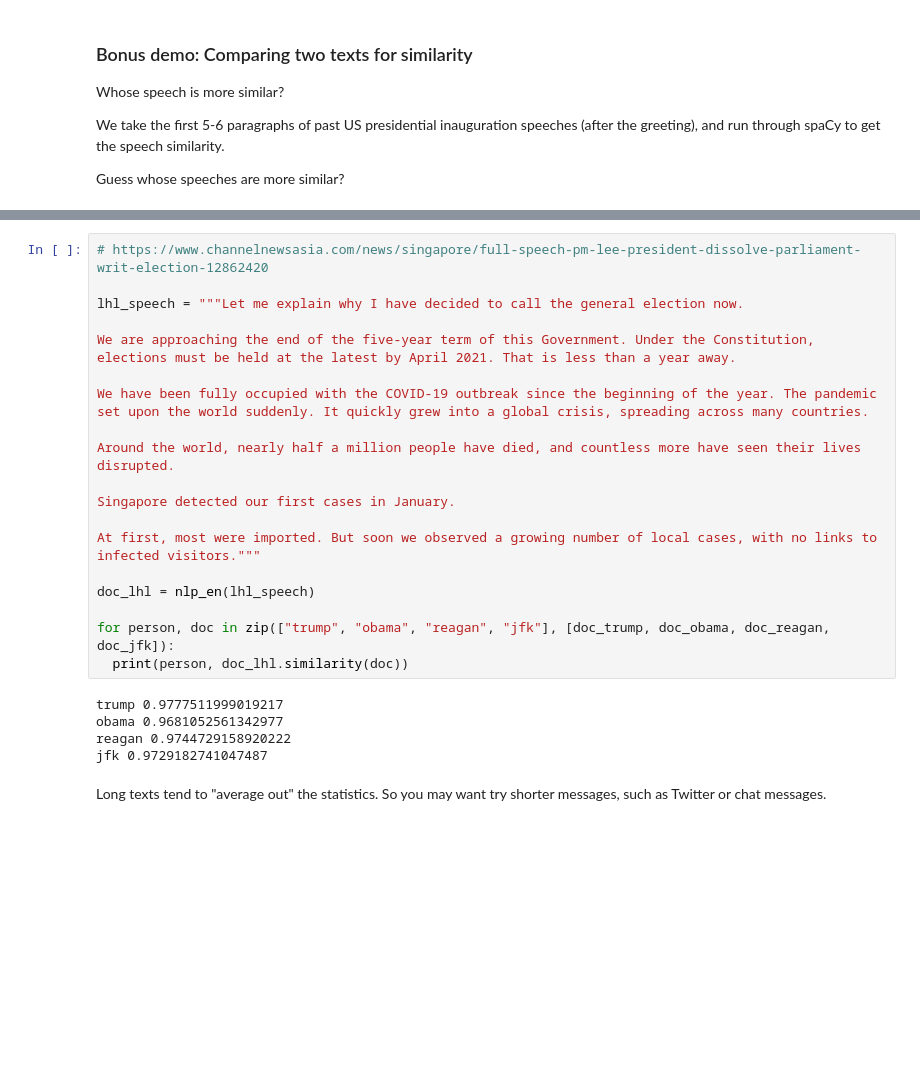
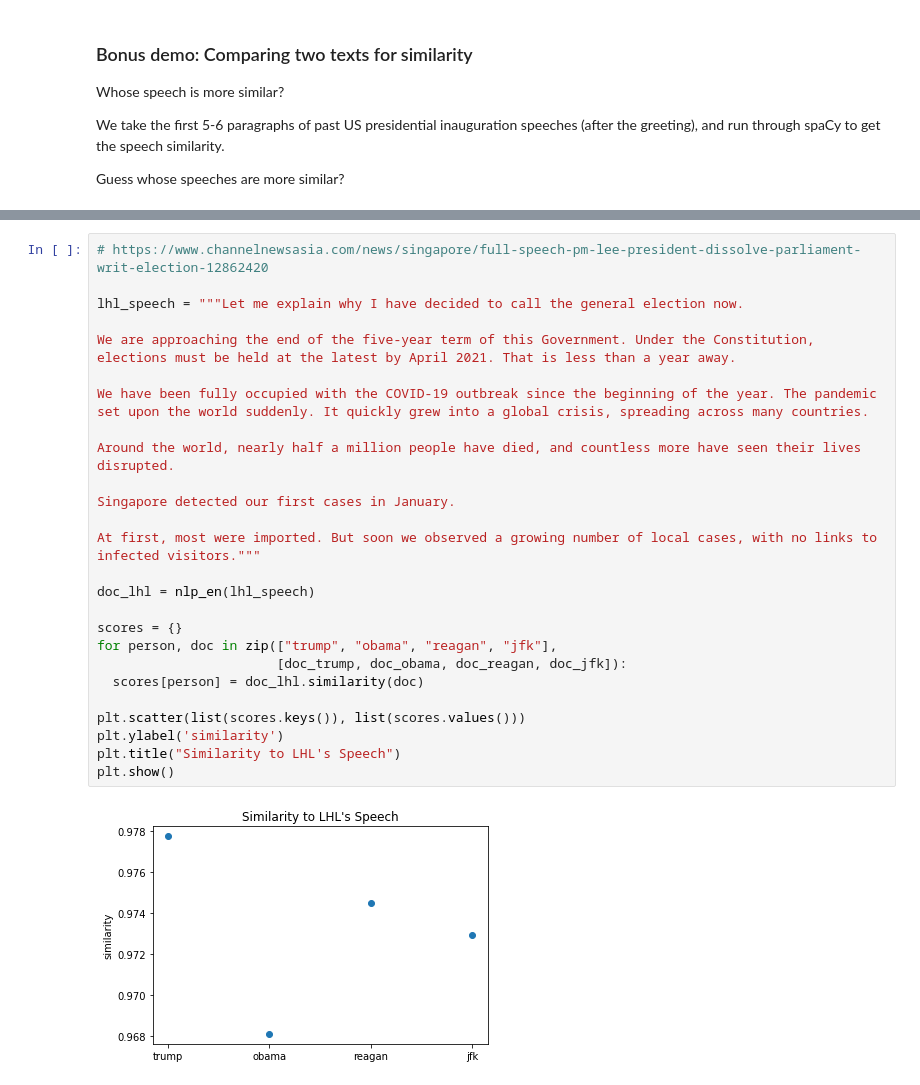
Before and after one commit to lisaong/stackup-workshops, a Jupyter notebook: text-similarity/text_processing101.ipynb, the cells around one changed output, grey strips where cells are left out. Drawn from its saved outputs; the diff is of its cells as text; blank space fills up the shorter version.

```diff
--- a/text-similarity/text_processing101.ipynb
+++ b/text-similarity/text_processing101.ipynb
@@ -830,26 +855,28 @@ jfk 0.9932131706682773
 # %%
 # https://www.channelnewsasia.com/news/singapore/full-speech-pm-lee-president-dissolve-parliament-writ-election-12862420
 
 lhl_speech = """Let me explain why I have decided to call the general election now.
 
 We are approaching the end of the five-year term of this Government. Under the Constitution, elections must be held at the latest by April 2021. That is less than a year away.
 
 We have been fully occupied with the COVID-19 outbreak since the beginning of the year. The pandemic set upon the world suddenly. It quickly grew into a global crisis, spreading across many countries.
 
 Around the world, nearly half a million people have died, and countless more have seen their lives disrupted.
 
 Singapore detected our first cases in January.
 
 At first, most were imported. But soon we observed a growing number of local cases, with no links to infected visitors."""
 
 doc_lhl = nlp_en(lhl_speech)
 
-for person, doc in zip(["trump", "obama", "reagan", "jfk"], [doc_trump, doc_obama, doc_reagan, doc_jfk]):
-  print(person, doc_lhl.similarity(doc))
+scores = {}
+for person, doc in zip(["trump", "obama", "reagan", "jfk"],
+                       [doc_trump, doc_obama, doc_reagan, doc_jfk]):
+  scores[person] = doc_lhl.similarity(doc)
+
+plt.scatter(list(scores.keys()), list(scores.values()))
+plt.ylabel('similarity')
+plt.title("Similarity to LHL's Speech")
+plt.show()
 # %% [output]
-trump 0.9777511999019217
-obama 0.9681052561342977
-reagan 0.9744729158920222
-jfk 0.9729182741047487
+[figure, added]
-# %% [markdown]
-Long texts tend to "average out" the statistics. So you may want try shorter messages, such as Twitter or chat messages.
```
Also changed, not shown: parts of 12 cells of this notebook.
